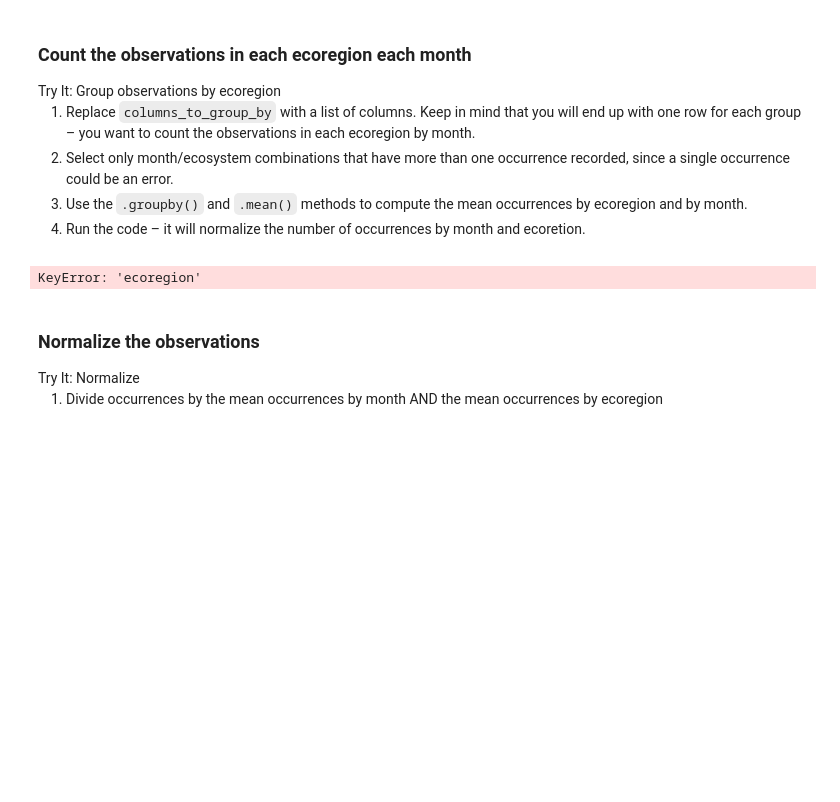
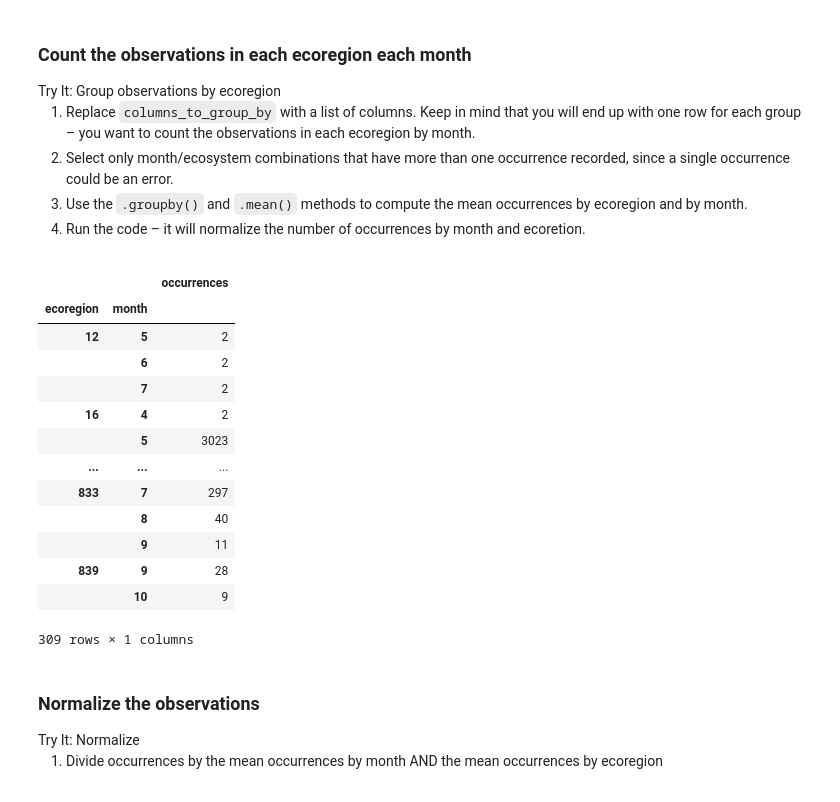
Before and after one commit to earthlab-education/02-migration-ryme1295, a Jupyter notebook: notebooks/migration-32-normalize.ipynb, the cells around one changed output. Saved outputs shown, nothing was run; the diff lists cells and outputs as text; code cells hidden in the pictures; blank space fills up the shorter version.

```diff
--- a/notebooks/migration-32-normalize.ipynb
+++ b/notebooks/migration-32-normalize.ipynb
@@ -73,28 +73,46 @@ and ecoretion.</li>
 occurrence_df = (
     gbif_ecoregion_gdf
     # Select only necessary columns
-    [[]]
+    #[[]]
     # For each ecoregion, for each month...
-    .groupby(['ecoregion', 'month'])
-    # ...count the number of occurrences
-    .agg(occurrences=('name', 'count'))
+    .groupby(['ecoregion','month'])
+    # ...count the name of occurrences
+    .agg(occurrences=('ecoregion', 'count'))
 )
 
 # Get rid of rare observations (possible misidentification?)
-occurrence_df = occurrence_df[...]
+occurrence_df = occurrence_df[occurrence_df.occurrences>1]
 
 # Take the mean by ecoregion
 mean_occurrences_by_ecoregion = (
-    occurrence_df,
-    ...
+    occurrence_df
+    .groupby('ecoregion')
+    .mean()
 )
 # Take the mean by month
 mean_occurrences_by_month = (
-    occurrence_df,
-    ...
+    occurrence_df
+    .groupby('month')
+    .mean()
+
 )
-# %% [output]
-KeyError: 'ecoregion'
+# %%
+occurrence_df
+# %% [output]
+|  |  | occurrences |
+| ecoregion | month |  |
+| 12 | 5 | 2 |
+|  | 6 | 2 |
+|  | 7 | 2 |
+| 16 | 4 | 2 |
+|  | 5 | 3023 |
+| ... | ... | ... |
+| 833 | 7 | 297 |
+|  | 8 | 40 |
+|  | 9 | 11 |
+| 839 | 9 | 28 |
+|  | 10 | 9 |
+309 rows × 1 columns
 # %% [markdown]
 ### Normalize the observations
 
```
Also changed, not shown: parts of 5 cells of this notebook.
